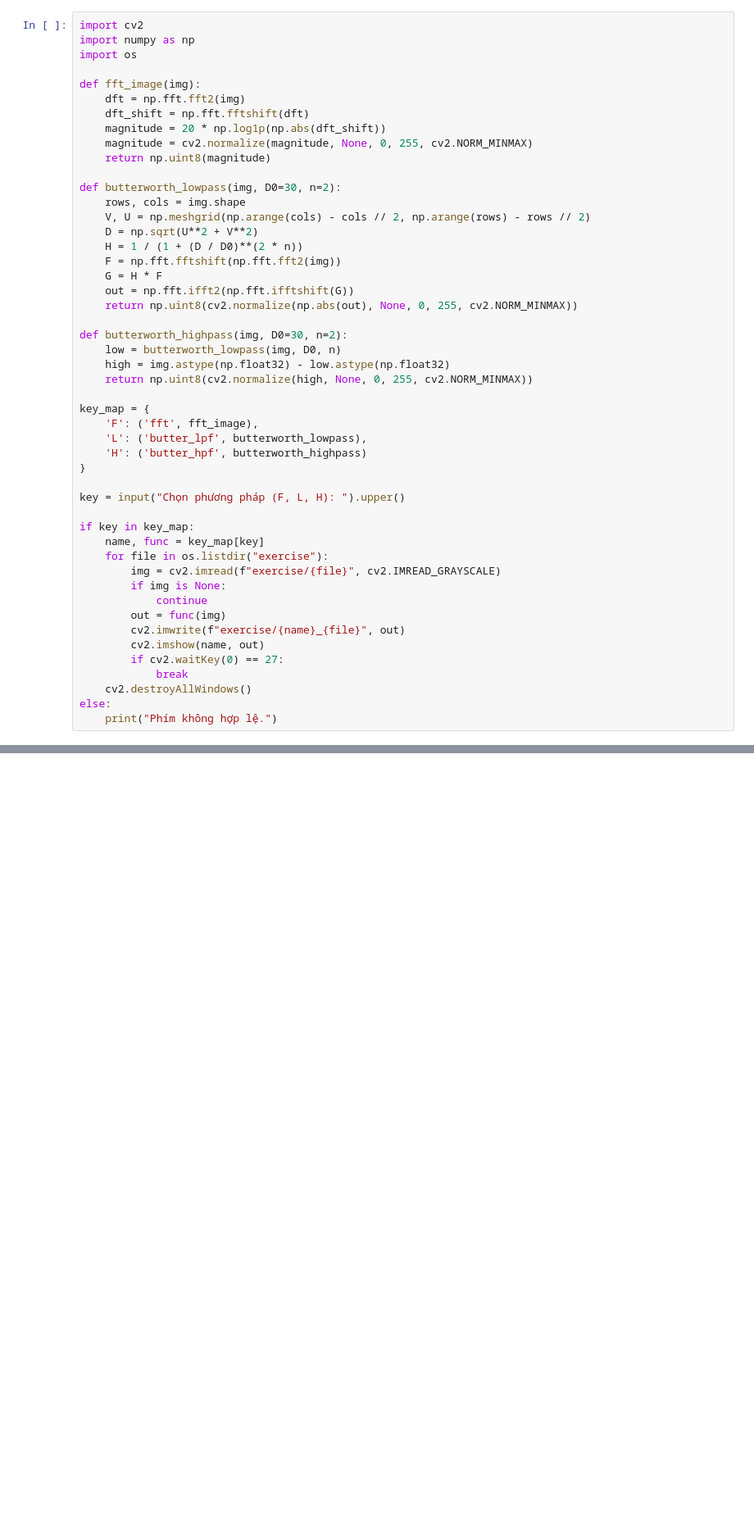
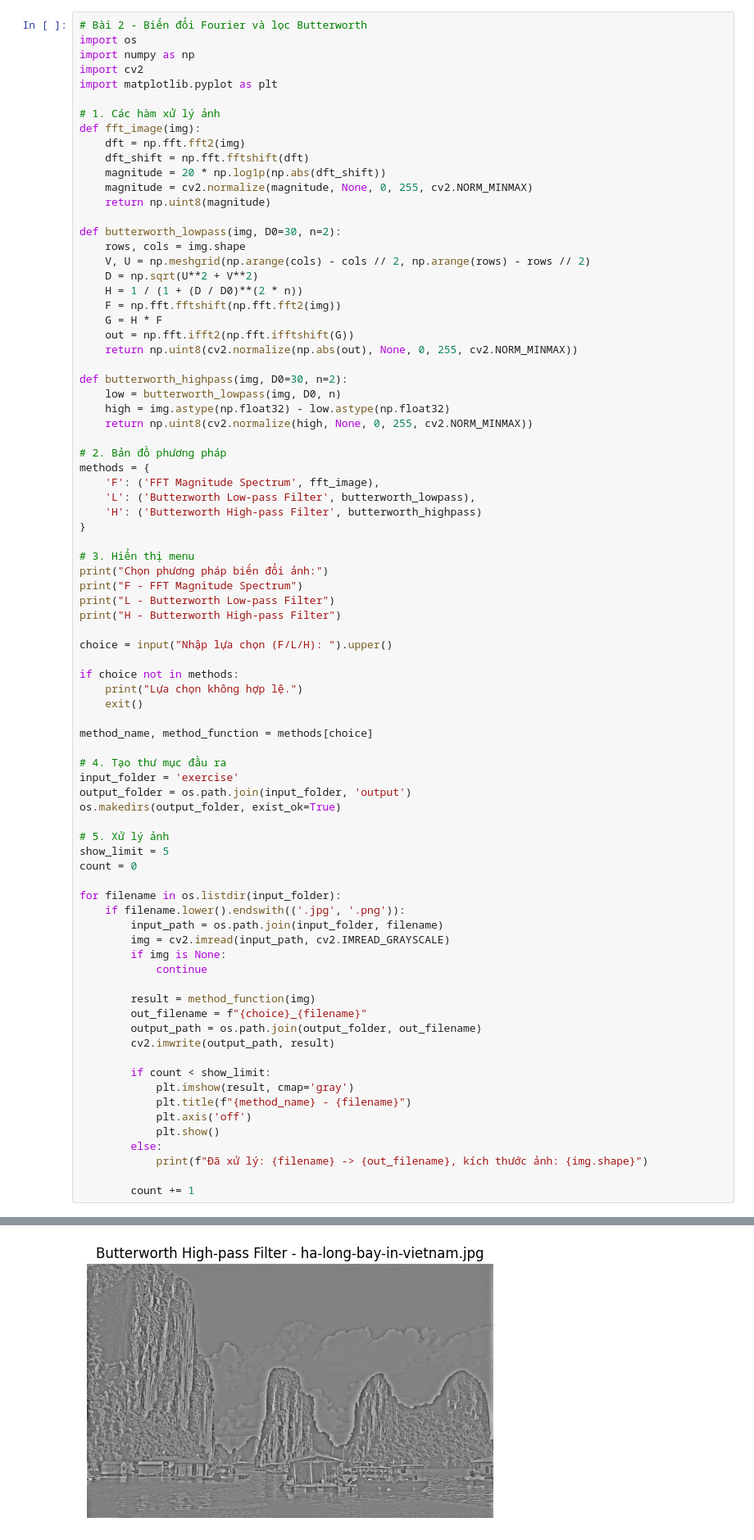
Before and after one commit to qifuong/NhapMonXuLyAnhSo-243_71ITAI40803_0101, a Jupyter notebook: Lab 2/Lab 2.ipynb, the cells around one changed output, grey strips where cells are left out. Shown at 82% size. Drawn from its saved outputs; the diff is of its cells as text; blank space fills up the shorter version.

```diff
--- a/Lab 2/Lab 2.ipynb
+++ b/Lab 2/Lab 2.ipynb
@@ -52,8 +102,11 @@ else:
 # %%
+# Bài 2 - Biến đổi Fourier và lọc Butterworth
+import os
+import numpy as np
 import cv2
-import numpy as np
-import os
+import matplotlib.pyplot as plt
 
+# 1. Các hàm xử lý ảnh
 def fft_image(img):
     dft = np.fft.fft2(img)
     dft_shift = np.fft.fftshift(dft)
@@ -76,25 +129,55 @@ def butterworth_highpass(img, D0=30, n=2):
     high = img.astype(np.float32) - low.astype(np.float32)
     return np.uint8(cv2.normalize(high, None, 0, 255, cv2.NORM_MINMAX))
 
-key_map = {
-    'F': ('fft', fft_image),
-    'L': ('butter_lpf', butterworth_lowpass),
-    'H': ('butter_hpf', butterworth_highpass)
+# 2. Bản đồ phương pháp
+methods = {
+    'F': ('FFT Magnitude Spectrum', fft_image),
+    'L': ('Butterworth Low-pass Filter', butterworth_lowpass),
+    'H': ('Butterworth High-pass Filter', butterworth_highpass)
 }
 
-key = input("Chọn phương pháp (F, L, H): ").upper()
+# 3. Hiển thị menu
+print("Chọn phương pháp biến đổi ảnh:")
+print("F - FFT Magnitude Spectrum")
+print("L - Butterworth Low-pass Filter")
+print("H - Butterworth High-pass Filter")
 
-if key in key_map:
-    name, func = key_map[key]
-    for file in os.listdir("exercise"):
-        img = cv2.imread(f"exercise/{file}", cv2.IMREAD_GRAYSCALE)
+choice = input("Nhập lựa chọn (F/L/H): ").upper()
+
+if choice not in methods:
+    print("Lựa chọn không hợp lệ.")
+    exit()
+
+method_name, method_function = methods[choice]
+
+# 4. Tạo thư mục đầu ra
+input_folder = 'exercise'
+output_folder = os.path.join(input_folder, 'output')
+os.makedirs(output_folder, exist_ok=True)
+
+# 5. Xử lý ảnh
+show_limit = 5
+count = 0
+
+for filename in os.listdir(input_folder):
+    if filename.lower().endswith(('.jpg', '.png')):
+        input_path = os.path.join(input_folder, filename)
+        img = cv2.imread(input_path, cv2.IMREAD_GRAYSCALE)
         if img is None:
             continue
-        out = func(img)
-        cv2.imwrite(f"exercise/{name}_{file}", out)
-        cv2.imshow(name, out)
-        if cv2.waitKey(0) == 27:
-            break
-    cv2.destroyAllWindows()
-else:
-    print("Phím không hợp lệ.")
+
+        result = method_function(img)
+        out_filename = f"{choice}_{filename}"
+        output_path = os.path.join(output_folder, out_filename)
+        cv2.imwrite(output_path, result)
+
+        if count < show_limit:
+            plt.imshow(result, cmap='gray')
+            plt.title(f"{method_name} - {filename}")
+            plt.axis('off')
+            plt.show()
+        else:
+            print(f"Đã xử lý: {filename} -> {out_filename}, kích thước ảnh: {img.shape}")
+
+        count += 1
+# %% [output]
@@ -100,0 +188 @@ else:
+[figure, added]
```
Also changed, not shown: parts of 4 cells of this notebook.
